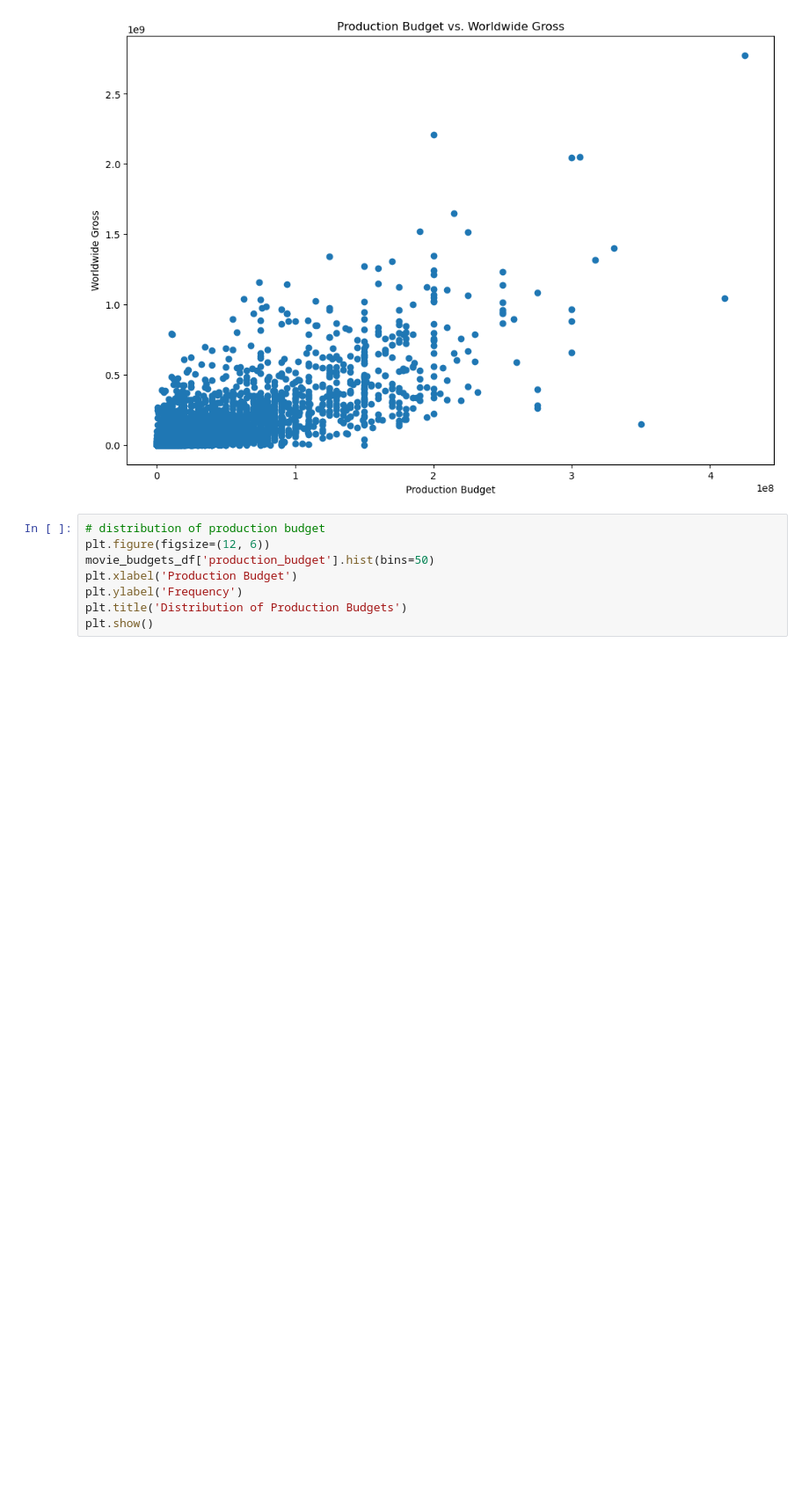
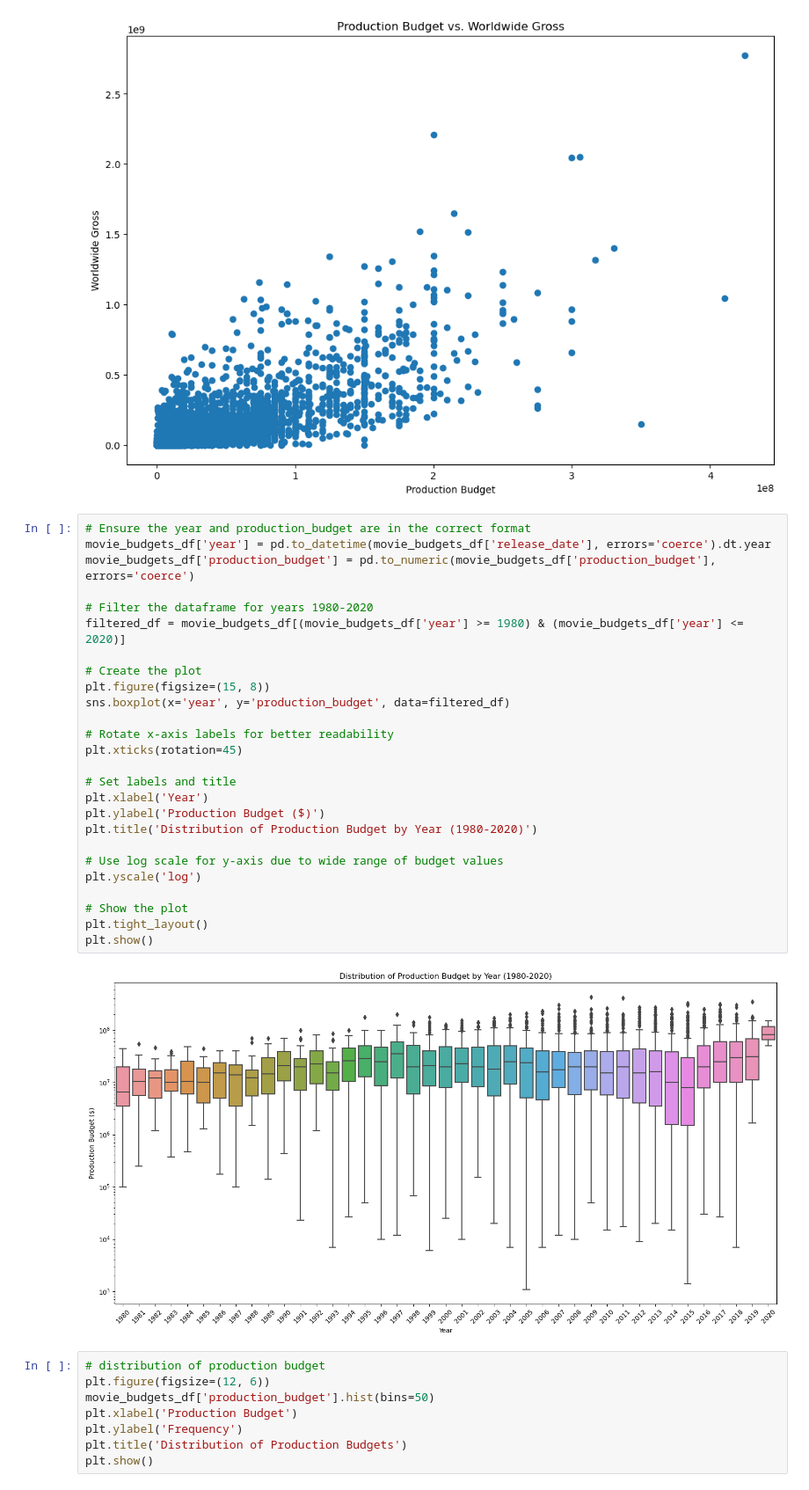
Before and after one commit to kev065/movie-studio-project, a Jupyter notebook: index.ipynb, the cells around one changed output. Shown: that part at 88% size. Drawn from its saved outputs; the diff is of its cells as text; blank space fills up the shorter version.

Commit message:
Plot Distribution of production budget by Year

```diff
--- a/index.ipynb
+++ b/index.ipynb
@@ -866,6 +860,34 @@ plt.title('Production Budget vs. Worldwide Gross')
 plt.show()
 # %% [output]
 [figure]
+# %%
+# Ensure the year and production_budget are in the correct format
+movie_budgets_df['year'] = pd.to_datetime(movie_budgets_df['release_date'], errors='coerce').dt.year
+movie_budgets_df['production_budget'] = pd.to_numeric(movie_budgets_df['production_budget'], errors='coerce')
+
+# Filter the dataframe for years 1980-2020
+filtered_df = movie_budgets_df[(movie_budgets_df['year'] >= 1980) & (movie_budgets_df['year'] <= 2020)]
+
+# Create the plot
+plt.figure(figsize=(15, 8))
+sns.boxplot(x='year', y='production_budget', data=filtered_df)
+
+# Rotate x-axis labels for better readability
+plt.xticks(rotation=45)
+
+# Set labels and title
+plt.xlabel('Year')
+plt.ylabel('Production Budget ($)')
+plt.title('Distribution of Production Budget by Year (1980-2020)')
+
+# Use log scale for y-axis due to wide range of budget values
+plt.yscale('log')
+
+# Show the plot
+plt.tight_layout()
+plt.show()
+# %% [output]
+[figure, added]
 # %%
 # distribution of production budget
 plt.figure(figsize=(12, 6))
```
Also changed, not shown: parts of 13 cells of this notebook.
